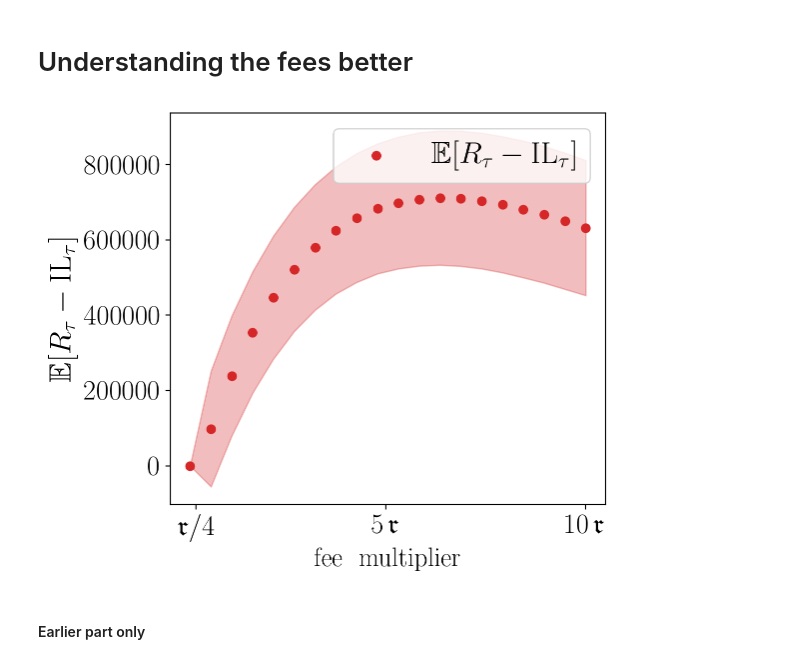
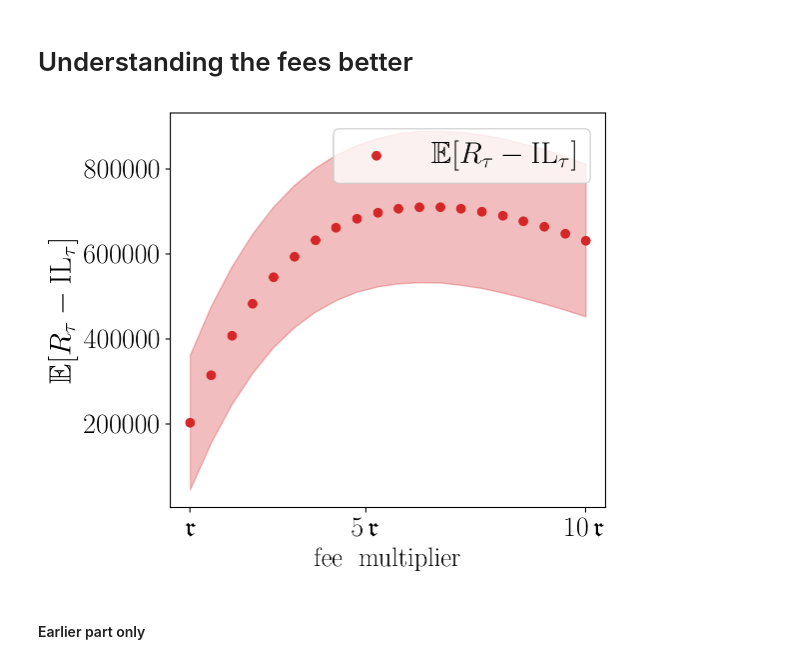
Before and after one commit to sb-bbr/AMM-Optimal-Exit-Time, a Jupyter notebook: Code/tables-and-plots.ipynb, the cells around one changed output. Saved outputs shown, nothing was run; the diff lists cells and outputs as text; code cells hidden in the pictures.

```diff
--- a/Code/tables-and-plots.ipynb
+++ b/Code/tables-and-plots.ipynb
@@ -445,34 +443,34 @@ $5\,a_2$ & 1.00 (0.00) & 878,099 (43,924) & 113,789 (160,830) \\
 # %% [markdown]
 # Understanding the fees better
 # %%
-multiplier = np.linspace(0.1,10, num= 20)
+multiplier = np.linspace(1,10, num= 20)
 latex_output, df = stress_parameter(multiplier=multiplier, text_array = multiplier,
                           params_type = 'lp', parameter_to_stress = 'fees_coeff', seed = 123, verbose=True)
 # %%
 df_sorted = df.sort_values(by='parameter')
 x = df_sorted['parameter']
 y = df_sorted['Mean perf']
 std = df_sorted['std perf']
 
 fig, axs = plt.subplots(1, 1, sharex=True, figsize=(6,5))
 
 # Scatter plot
 plt.scatter(multiplier, y, label=r'$\mathbb{E}[R_{\tau} - \mathrm{IL}_{\tau}]$', color='tab:red')
 
 # Error band
 plt.fill_between(multiplier, y - std, y + std, color='tab:red', alpha=0.3)
 
 # Labels and formatting
 plt.xlabel(r'$\mathrm{fee}~~\mathrm{multiplier}$', fontsize=fsL)
 plt.ylabel(r'$\mathbb{E}[R_{\tau} - \mathrm{IL}_{\tau}]$', fontsize=fsL+3)
-plt.xticks([0.25, 5, 10], [r'$\mathfrak{r}/4$', r'$5\,\mathfrak{r}$', r'$10\,\mathfrak{r}$'])
+plt.xticks([1, 5, 10], [r'$\mathfrak{r}$', r'$5\,\mathfrak{r}$', r'$10\,\mathfrak{r}$'])
 
 plt.tight_layout()
 plt.legend(fontsize=fsL+3, loc='upper right')
 plt.savefig(f'figures/fee-multiplier-and-performance.pdf', format="pdf", dpi=dpi)
 plt.show()
 # %% [output]
-[figure, old version]
+[figure, new version]
 # %% [markdown]
 #### Earlier part only
 # %%
```
Also changed, not shown: parts of 5 cells of this notebook.
